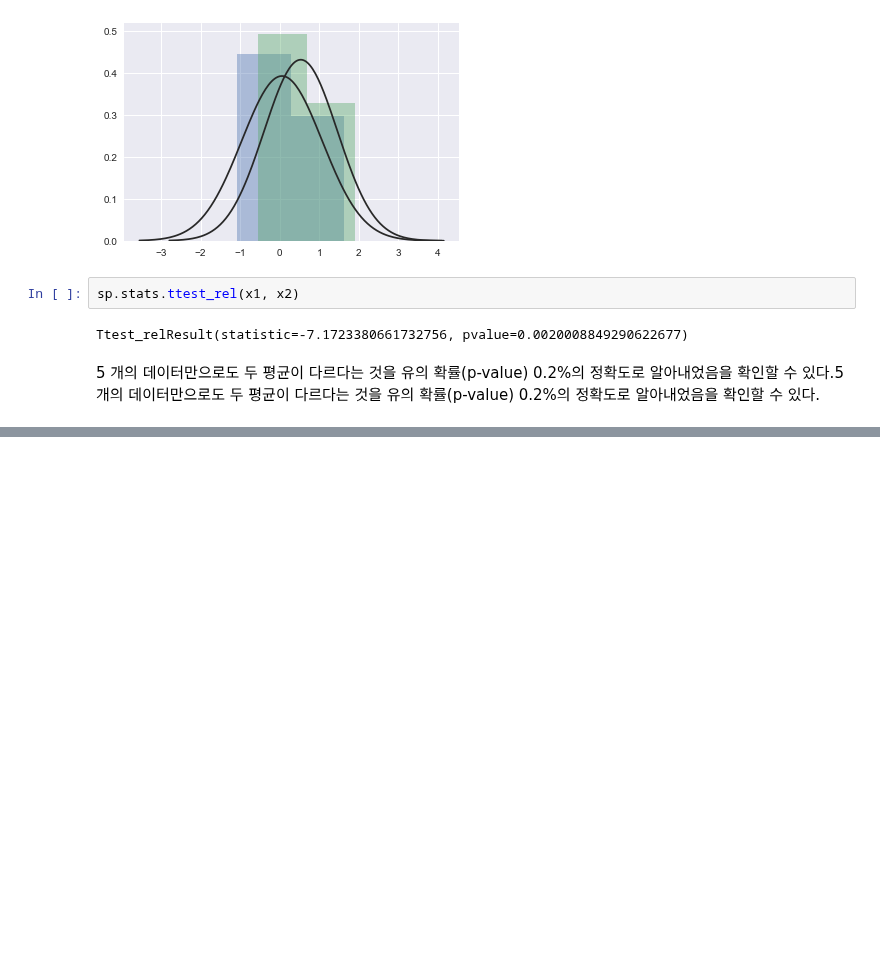
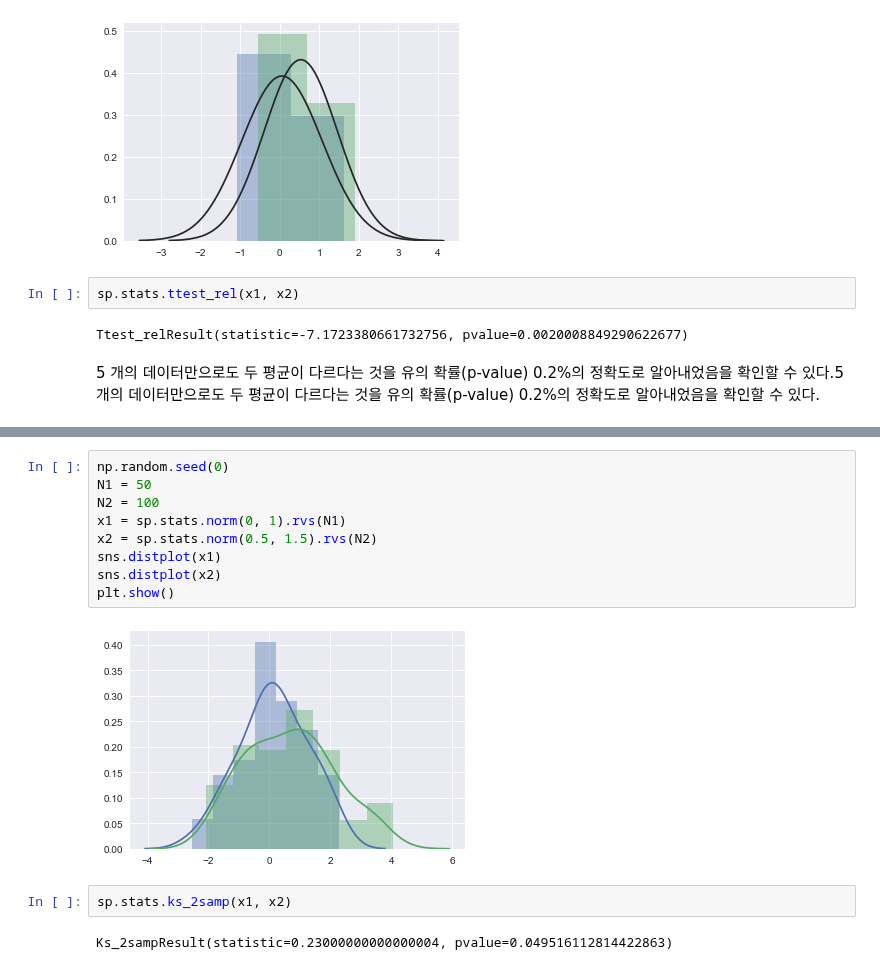
Before and after one commit to cyaai/FC_DSS_5th, a Jupyter notebook: class/Day_18_06.15.2017.ipynb, the cells around one changed output, grey strips where cells are left out. Saved outputs shown, nothing was run; the diff lists cells and outputs as text; blank space fills up the shorter version.

```diff
--- a/class/Day_18_06.15.2017.ipynb
+++ b/class/Day_18_06.15.2017.ipynb
@@ -936,0 +1047,15 @@ Ttest_relResult(statistic=-7.1723380661732756, pvalue=0.0020008849290622677)
+# %%
+np.random.seed(0)
+N1 = 50
+N2 = 100
+x1 = sp.stats.norm(0, 1).rvs(N1)
+x2 = sp.stats.norm(0.5, 1.5).rvs(N2)
+sns.distplot(x1)
+sns.distplot(x2)
+plt.show()
+# %% [output]
+[figure, added]
+# %%
+sp.stats.ks_2samp(x1, x2)
+# %% [output]
+Ks_2sampResult(statistic=0.23000000000000004, pvalue=0.049516112814422863)
```
Also changed, not shown: parts of 10 cells of this notebook.
